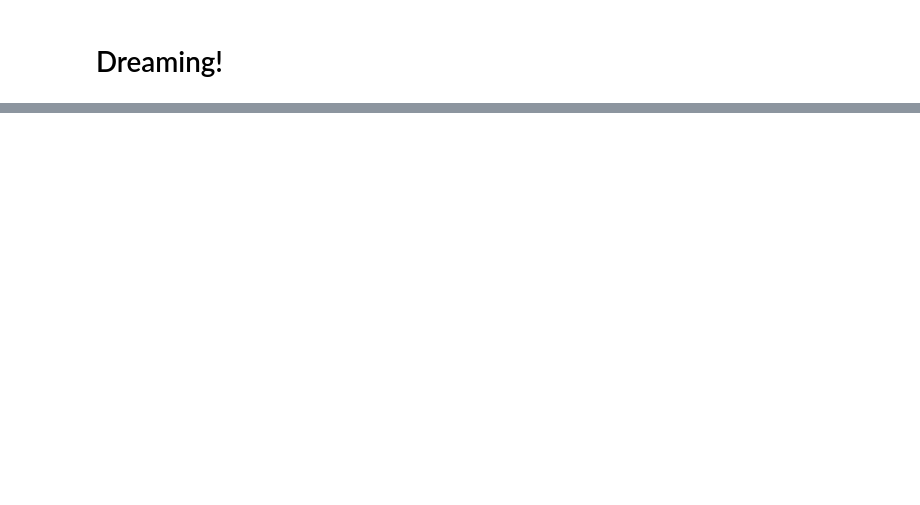
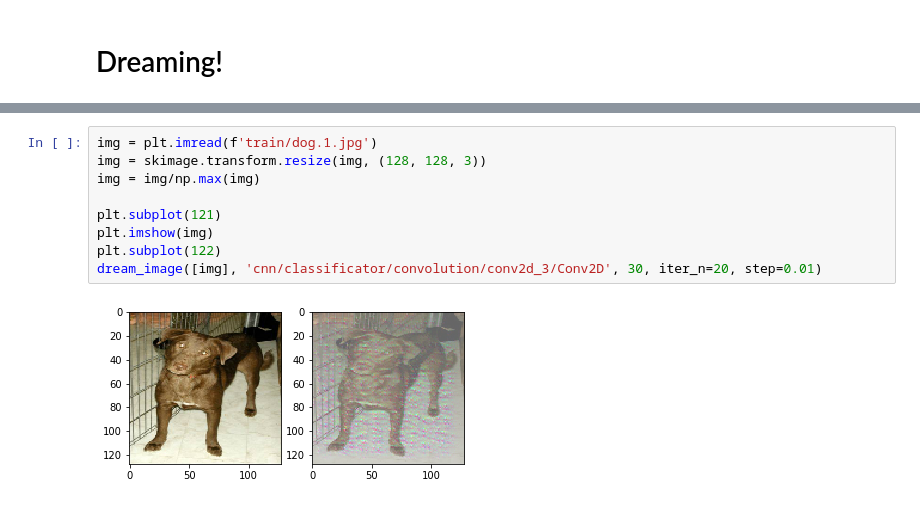
Before and after one commit to aweas/deep_dreaming_dogs, a Jupyter notebook: deep_dreamer.ipynb, the cells around one changed output, grey strips where cells are left out. Saved outputs shown, nothing was run; the diff lists cells and outputs as text; blank space fills up the shorter version.

```diff
--- a/deep_dreamer.ipynb
+++ b/deep_dreamer.ipynb
@@ -120,0 +160,11 @@ render_naive(op[:,:,:,feature], img0=img_noise);
+# %%
+img = plt.imread(f'train/dog.1.jpg')
+img = skimage.transform.resize(img, (128, 128, 3))
+img = img/np.max(img)
+
+plt.subplot(121)
+plt.imshow(img)
+plt.subplot(122)
+dream_image([img], 'cnn/classificator/convolution/conv2d_3/Conv2D', 30, iter_n=20, step=0.01)
+# %% [output]
+[figure, added]
```
Also changed, not shown: parts of 13 cells of this notebook.
